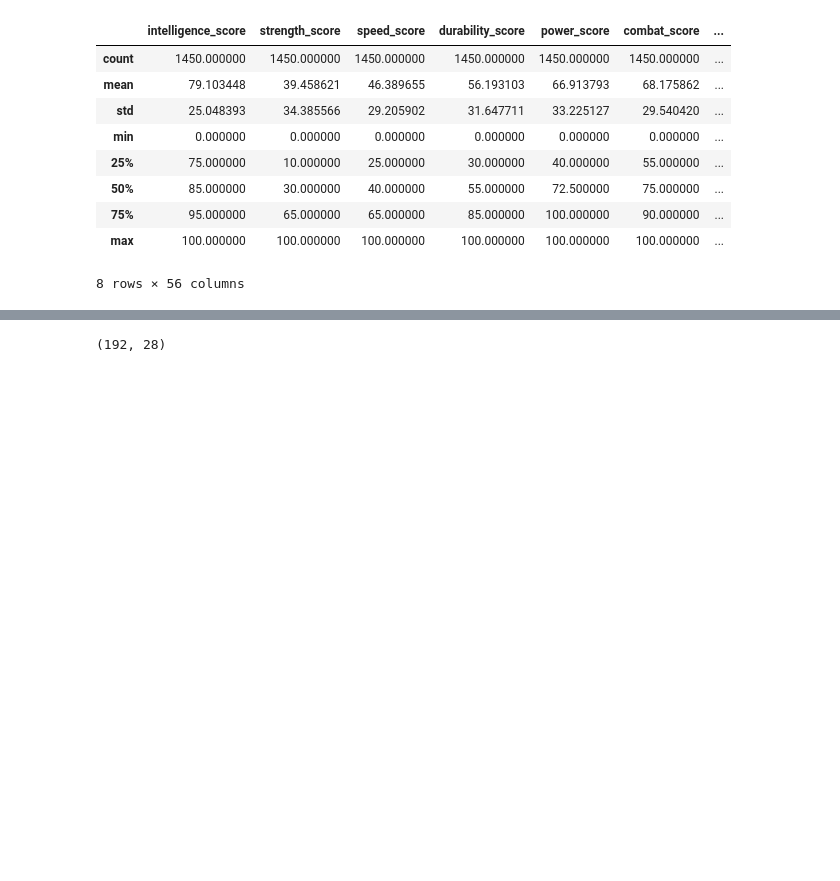
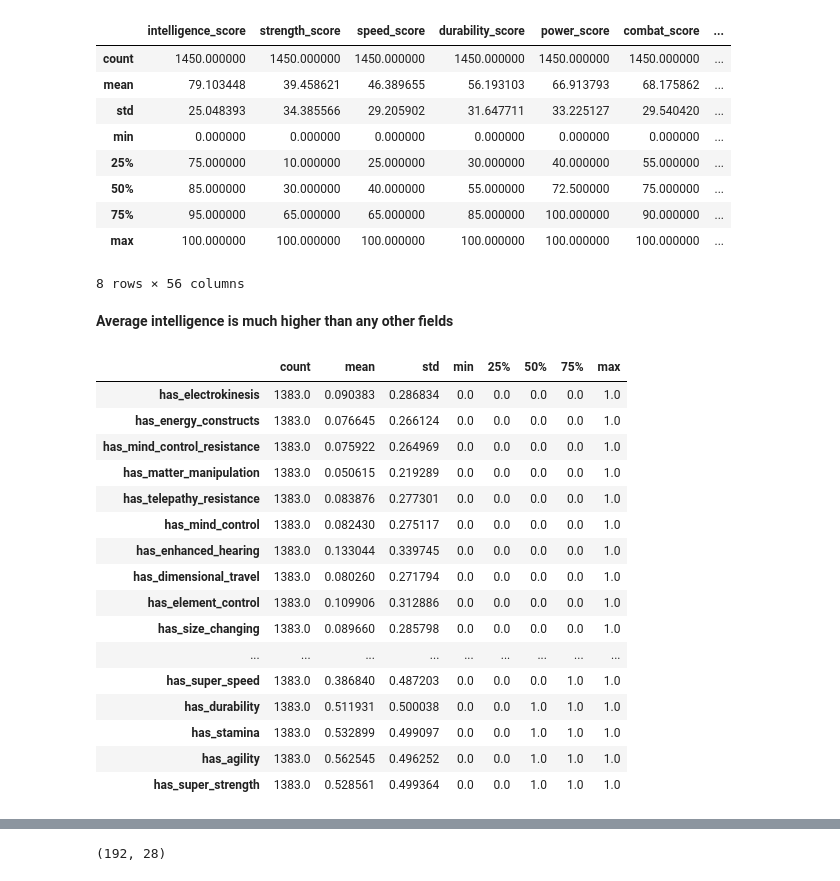
Before and after one commit to data301-2021-winter1/project-group04-project, a Jupyter notebook: notebooks/analysis3.ipynb, the cells around one changed output, grey strips where cells are left out. Saved outputs shown, nothing was run; the diff lists cells and outputs as text; code cells hidden in the pictures; blank space fills up the shorter version.

```diff
--- a/notebooks/analysis3.ipynb
+++ b/notebooks/analysis3.ipynb
@@ -92,3 +94,26 @@ superheroes.describe()
 | 75% | 95.000000 | 65.000000 | 65.000000 | 85.000000 | 100.000000 | 90.000000 | ... |
 | max | 100.000000 | 100.000000 | 100.000000 | 100.000000 | 100.000000 | 100.000000 | ... |
 8 rows × 56 columns
+# %% [markdown]
+**Average intelligence is much higher than any other fields**
+# %%
+
+superheroes.describe(include='float64').T
+# %% [output]
+|  | count | mean | std | min | 25% | 50% | 75% | max |
+| has_electrokinesis | 1383.0 | 0.090383 | 0.286834 | 0.0 | 0.0 | 0.0 | 0.0 | 1.0 |
+| has_energy_constructs | 1383.0 | 0.076645 | 0.266124 | 0.0 | 0.0 | 0.0 | 0.0 | 1.0 |
+| has_mind_control_resistance | 1383.0 | 0.075922 | 0.264969 | 0.0 | 0.0 | 0.0 | 0.0 | 1.0 |
+| has_matter_manipulation | 1383.0 | 0.050615 | 0.219289 | 0.0 | 0.0 | 0.0 | 0.0 | 1.0 |
+| has_telepathy_resistance | 1383.0 | 0.083876 | 0.277301 | 0.0 | 0.0 | 0.0 | 0.0 | 1.0 |
+| has_mind_control | 1383.0 | 0.082430 | 0.275117 | 0.0 | 0.0 | 0.0 | 0.0 | 1.0 |
+| has_enhanced_hearing | 1383.0 | 0.133044 | 0.339745 | 0.0 | 0.0 | 0.0 | 0.0 | 1.0 |
+| has_dimensional_travel | 1383.0 | 0.080260 | 0.271794 | 0.0 | 0.0 | 0.0 | 0.0 | 1.0 |
+| has_element_control | 1383.0 | 0.109906 | 0.312886 | 0.0 | 0.0 | 0.0 | 0.0 | 1.0 |
+| has_size_changing | 1383.0 | 0.089660 | 0.285798 | 0.0 | 0.0 | 0.0 | 0.0 | 1.0 |
+| ... | ... | ... | ... | ... | ... | ... | ... | ... |
+| has_super_speed | 1383.0 | 0.386840 | 0.487203 | 0.0 | 0.0 | 0.0 | 1.0 | 1.0 |
+| has_durability | 1383.0 | 0.511931 | 0.500038 | 0.0 | 0.0 | 1.0 | 1.0 | 1.0 |
+| has_stamina | 1383.0 | 0.532899 | 0.499097 | 0.0 | 0.0 | 1.0 | 1.0 | 1.0 |
+| has_agility | 1383.0 | 0.562545 | 0.496252 | 0.0 | 0.0 | 1.0 | 1.0 | 1.0 |
+| has_super_strength | 1383.0 | 0.528561 | 0.499364 | 0.0 | 0.0 | 1.0 | 1.0 | 1.0 |
```
Also changed, not shown: parts of 21 cells of this notebook.
